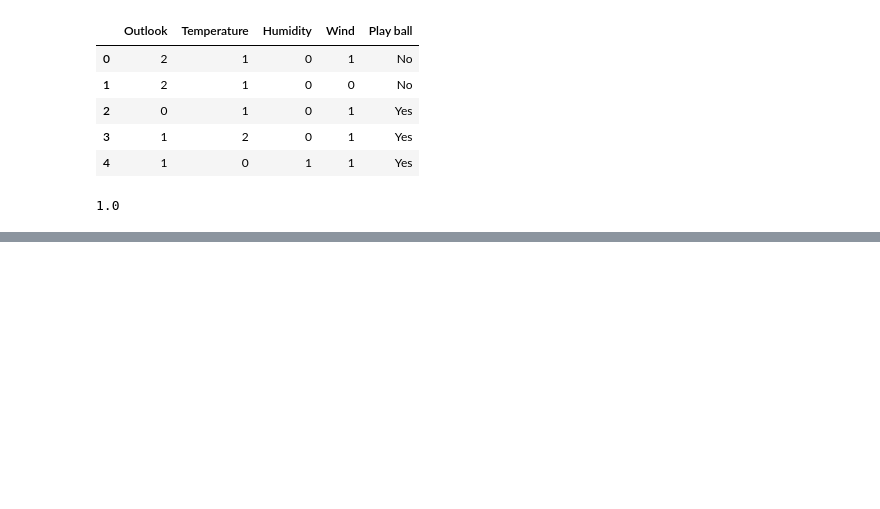
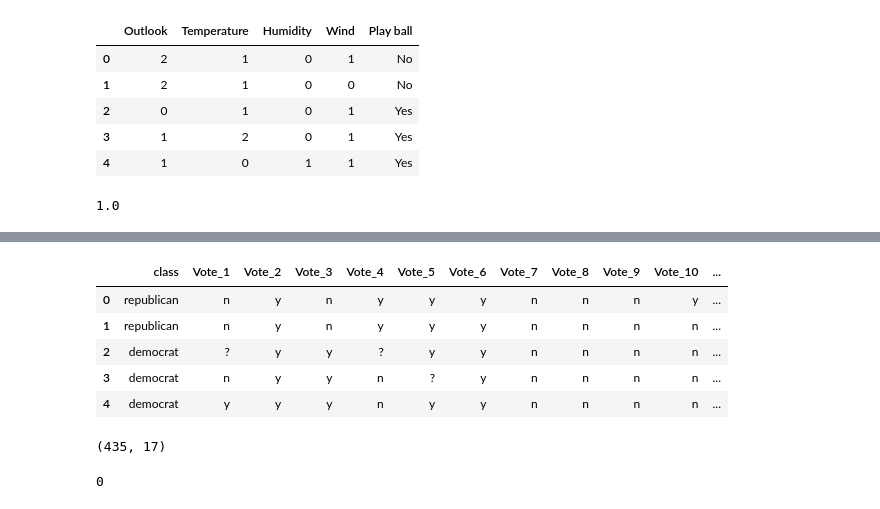
Before and after one commit to eltonfmoraes/Modulo4Pos, a Jupyter notebook: Aulas_Mineração.ipynb, the cells around one changed output, grey strips where cells are left out. Cells and saved outputs as stored; diff of their text form; code cells hidden in the pictures; blank space fills up the shorter version.

```diff
--- a/Aulas_Mineração.ipynb
+++ b/Aulas_Mineração.ipynb
@@ -2393,0 +2597,23 @@ graph
+# %%
+# Estudo de caso
+
+df = pd.read_csv('http://archive.ics.uci.edu/ml/machine-learning-databases/voting-records/house-votes-84.data',header=None,prefix='Vote_')
+df.rename(columns={'Vote_0':'class'},inplace=True)
+df.head()
+# %% [output]
+|  | class | Vote_1 | Vote_2 | Vote_3 | Vote_4 | Vote_5 | Vote_6 | Vote_7 | Vote_8 | Vote_9 | Vote_10 | ... |
+| 0 | republican | n | y | n | y | y | y | n | n | n | y | ... |
+| 1 | republican | n | y | n | y | y | y | n | n | n | n | ... |
+| 2 | democrat | ? | y | y | ? | y | y | n | n | n | n | ... |
+| 3 | democrat | n | y | y | n | ? | y | n | n | n | n | ... |
+| 4 | democrat | y | y | y | n | y | y | n | n | n | n | ... |
+# %%
+df.shape
+# %% [output]
+(435, 17)
+# %%
+# Preparação dos dados
+
+df.isnull().sum().sum()
+# %% [output]
+0
```
Also changed, not shown: parts of 17 cells of this notebook.
